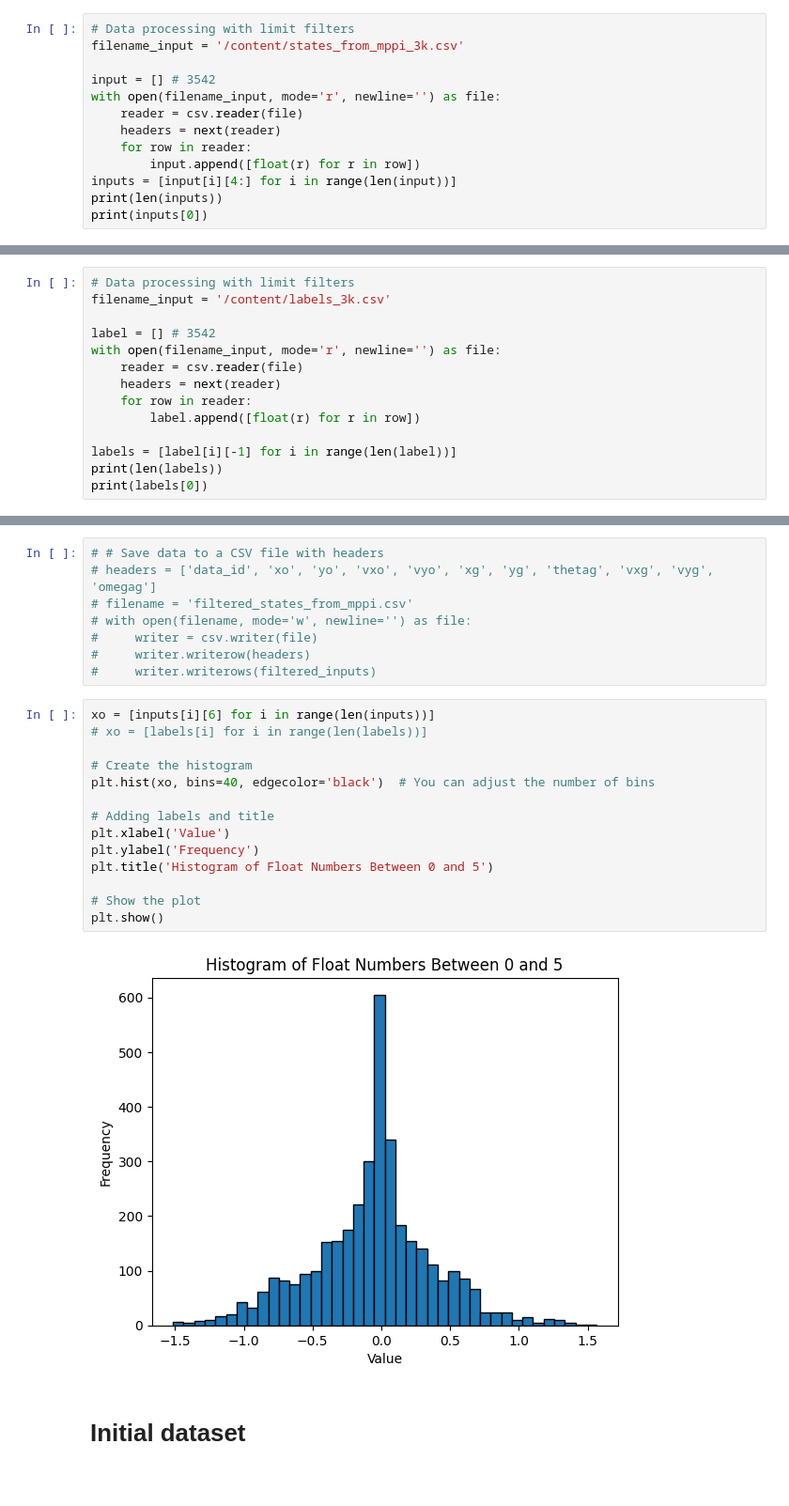
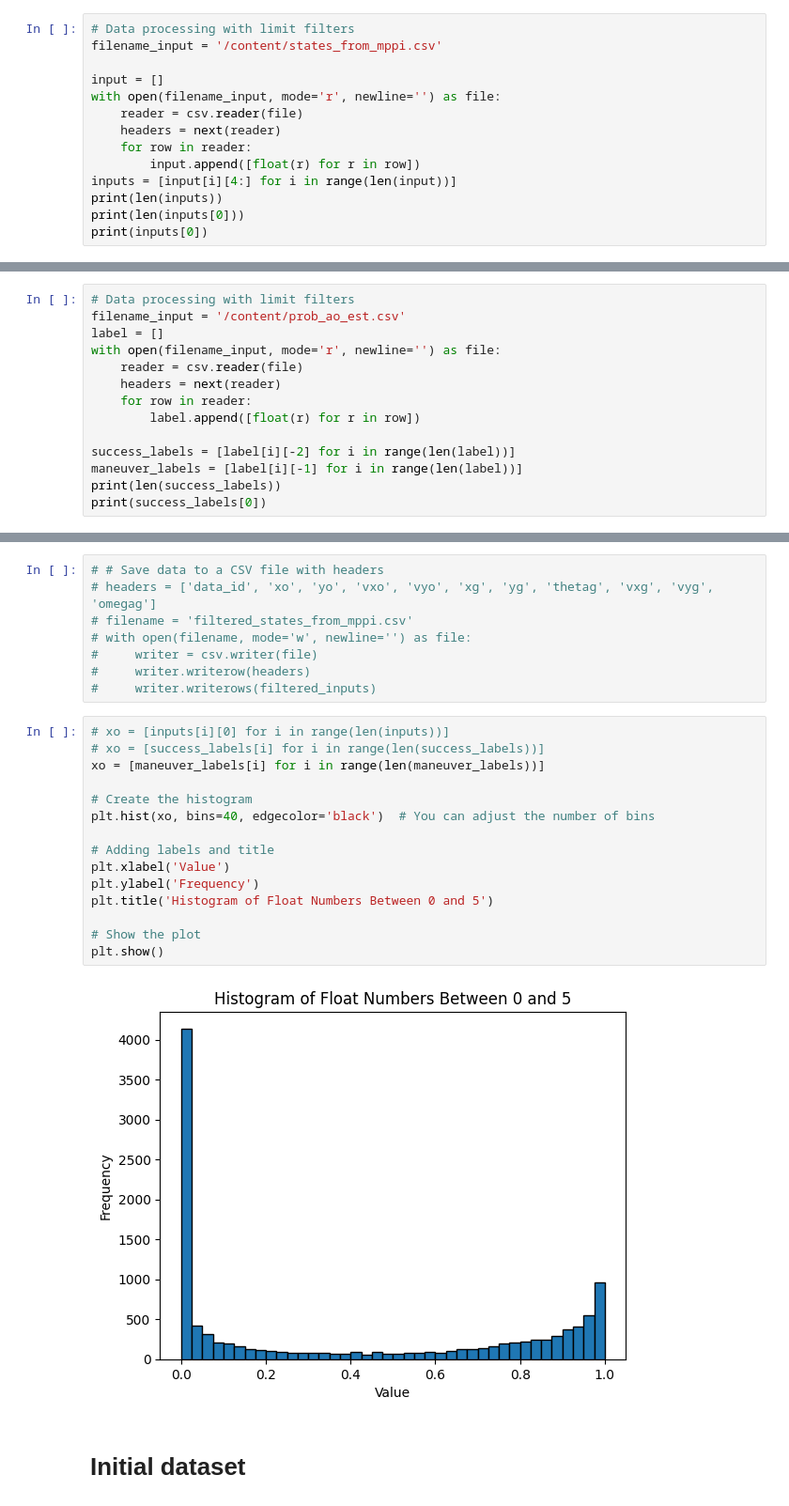
Before and after one commit to yifeidong0/dynamicCageForMPPI, a Jupyter notebook: scripts/cage_metric_trainer.ipynb, the cells around one changed output, grey strips where cells are left out. Shown at 94% size. Cells and saved outputs as stored; diff of their text form.

Commit message:
mppi worked

```diff
--- a/scripts/cage_metric_trainer.ipynb
+++ b/scripts/cage_metric_trainer.ipynb
@@ -17,9 +17,9 @@ import math
 ## MPPI-generated dataset
 # %%
 # Data processing with limit filters
-filename_input = '/content/states_from_mppi_3k.csv'
+filename_input = '/content/states_from_mppi.csv'
 
-input = [] # 3542
+input = []
 with open(filename_input, mode='r', newline='') as file:
     reader = csv.reader(file)
     headers = next(reader)
@@ -27,5 +27,6 @@ with open(filename_input, mode='r', newline='') as file:
         input.append([float(r) for r in row])
 inputs = [input[i][4:] for i in range(len(input))]
 print(len(inputs))
+print(len(inputs[0]))
 print(inputs[0])
 # %% [output]
@@ -34,15 +36,15 @@ print(inputs[0])
 # %%
 # Data processing with limit filters
-filename_input = '/content/labels_3k.csv'
-
-label = [] # 3542
+filename_input = '/content/prob_ao_est.csv'
+label = []
 with open(filename_input, mode='r', newline='') as file:
     reader = csv.reader(file)
     headers = next(reader)
     for row in reader:
         label.append([float(r) for r in row])
 
-labels = [label[i][-1] for i in range(len(label))]
-print(len(labels))
-print(labels[0])
+success_labels = [label[i][-2] for i in range(len(label))]
+maneuver_labels = [label[i][-1] for i in range(len(label))]
+print(len(success_labels))
+print(success_labels[0])
 # %% [output]
@@ -80,21 +94,22 @@ print(labels[0])
 #     writer.writerow(headers)
 #     writer.writerows(filtered_inputs)
 # %%
-xo = [inputs[i][6] for i in range(len(inputs))]
-# xo = [labels[i] for i in range(len(labels))]
+# xo = [inputs[i][0] for i in range(len(inputs))]
+# xo = [success_labels[i] for i in range(len(success_labels))]
+xo = [maneuver_labels[i] for i in range(len(maneuver_labels))]
 
 # Create the histogram
 plt.hist(xo, bins=40, edgecolor='black')  # You can adjust the number of bins
 
 # Adding labels and title
 plt.xlabel('Value')
 plt.ylabel('Frequency')
 plt.title('Histogram of Float Numbers Between 0 and 5')
 
 # Show the plot
 plt.show()
 # %% [output]
-[figure, old version]
+[figure, new version]
 # %% [markdown]
 # Initial dataset
 # %%
```
Also changed, not shown: parts of 16 cells of this notebook, 11 other files.
